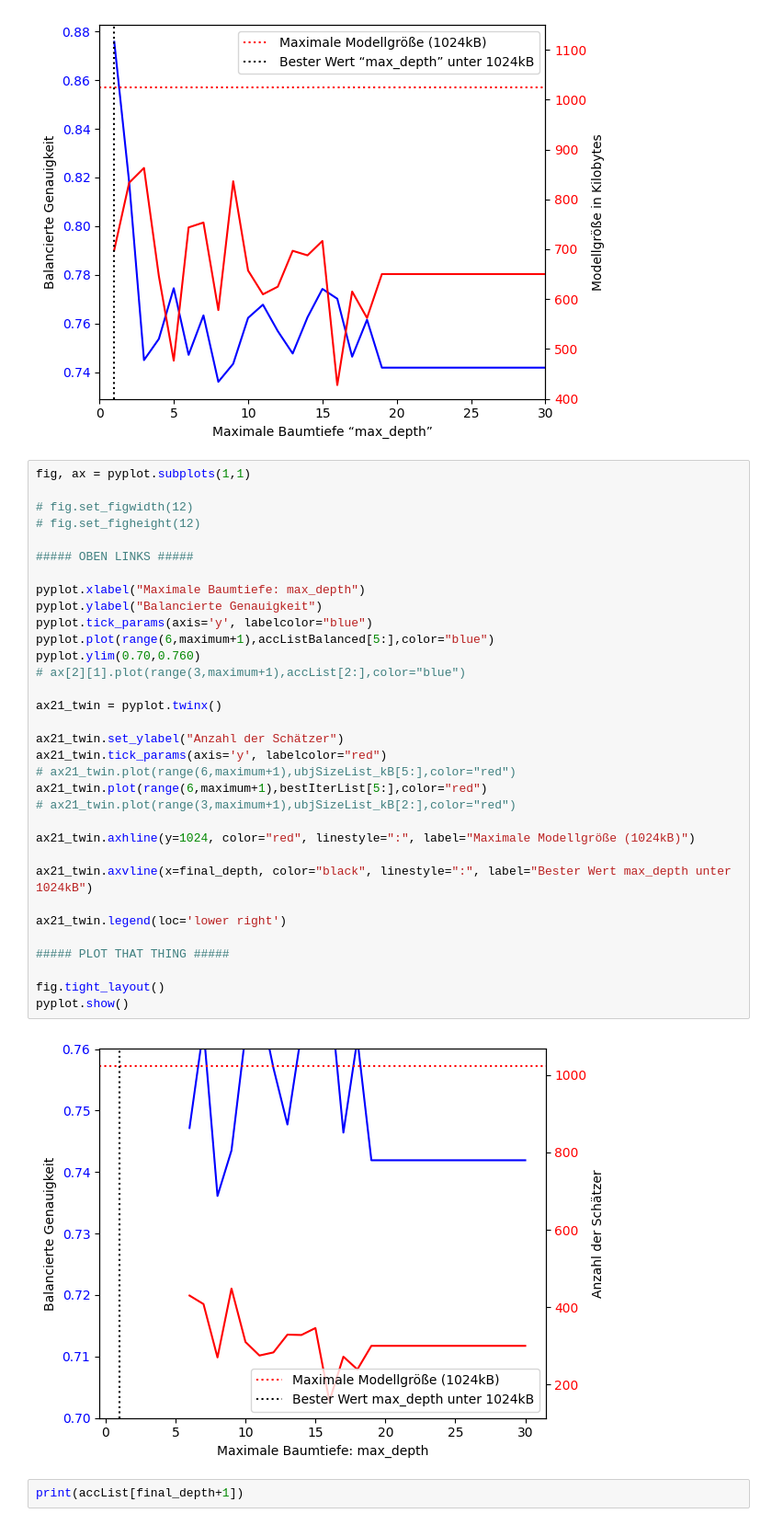
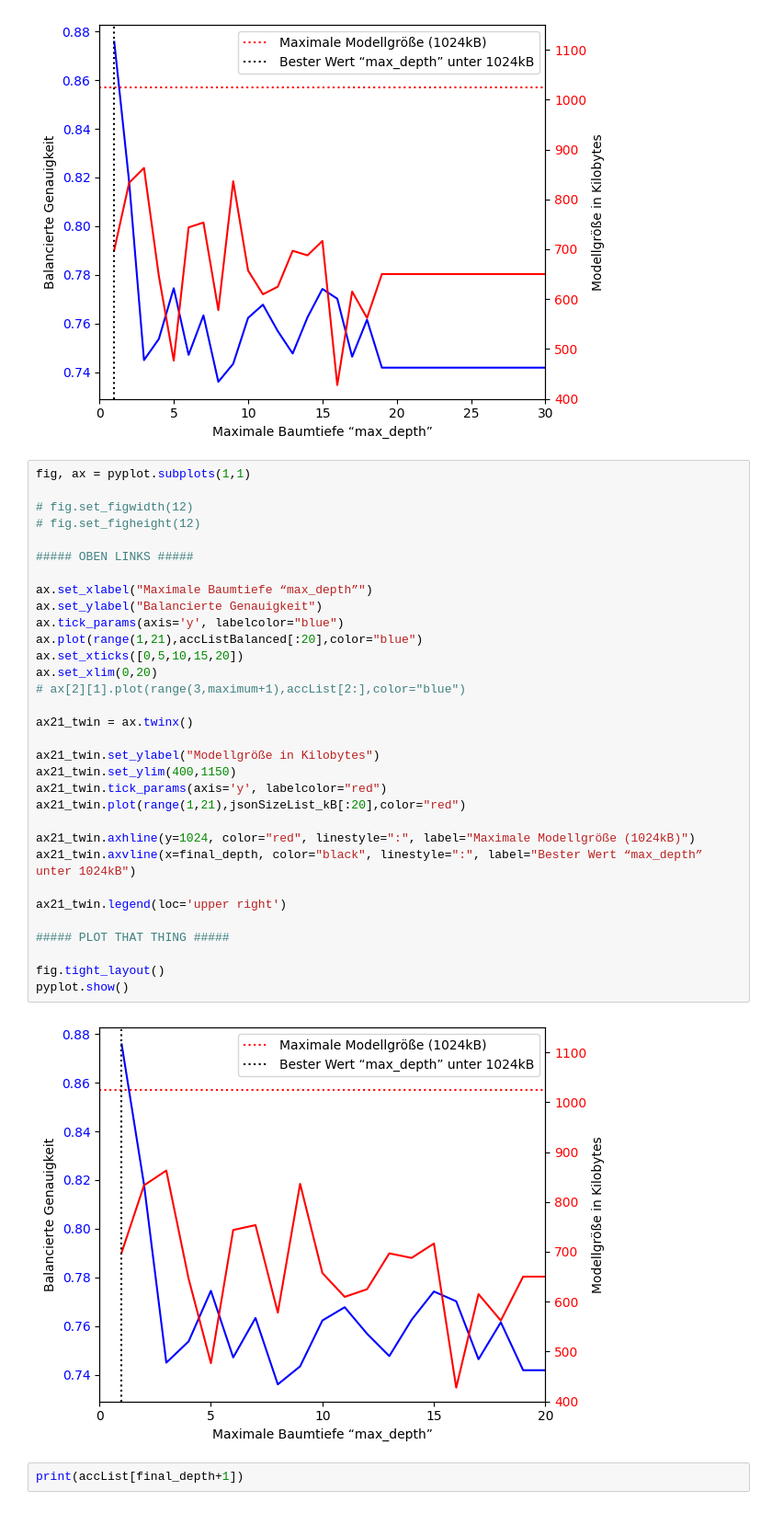
Before and after one commit to iTzOutmind/arduino-xgboost, a Jupyter notebook: basemodell_gyro.ipynb, the cells around one changed output. Shown at 92% size. Saved outputs shown, nothing was run; the diff lists cells and outputs as text.

```diff
--- a/basemodell_gyro.ipynb
+++ b/basemodell_gyro.ipynb
@@ -581,38 +582,37 @@ pyplot.show()
 # %%
 fig, ax = pyplot.subplots(1,1)
 
 # fig.set_figwidth(12)
 # fig.set_figheight(12)
 
 ##### OBEN LINKS #####
 
-pyplot.xlabel("Maximale Baumtiefe: max_depth")
-pyplot.ylabel("Balancierte Genauigkeit")
-pyplot.tick_params(axis='y', labelcolor="blue")
-pyplot.plot(range(6,maximum+1),accListBalanced[5:],color="blue")
-pyplot.ylim(0.70,0.760)
+ax.set_xlabel("Maximale Baumtiefe “max_depth”")
+ax.set_ylabel("Balancierte Genauigkeit")
+ax.tick_params(axis='y', labelcolor="blue")
+ax.plot(range(1,21),accListBalanced[:20],color="blue")
+ax.set_xticks([0,5,10,15,20])
+ax.set_xlim(0,20)
 # ax[2][1].plot(range(3,maximum+1),accList[2:],color="blue")
 
-ax21_twin = pyplot.twinx()
+ax21_twin = ax.twinx()
 
-ax21_twin.set_ylabel("Anzahl der Schätzer")
+ax21_twin.set_ylabel("Modellgröße in Kilobytes")
+ax21_twin.set_ylim(400,1150)
 ax21_twin.tick_params(axis='y', labelcolor="red")
-# ax21_twin.plot(range(6,maximum+1),ubjSizeList_kB[5:],color="red")
-ax21_twin.plot(range(6,maximum+1),bestIterList[5:],color="red")
-# ax21_twin.plot(range(3,maximum+1),ubjSizeList_kB[2:],color="red")
+ax21_twin.plot(range(1,21),jsonSizeList_kB[:20],color="red")
 
 ax21_twin.axhline(y=1024, color="red", linestyle=":", label="Maximale Modellgröße (1024kB)")
+ax21_twin.axvline(x=final_depth, color="black", linestyle=":", label="Bester Wert “max_depth” unter 1024kB")
 
-ax21_twin.axvline(x=final_depth, color="black", linestyle=":", label="Bester Wert max_depth unter 1024kB")
-
-ax21_twin.legend(loc='lower right')
+ax21_twin.legend(loc='upper right')
 
 ##### PLOT THAT THING #####
 
 fig.tight_layout()
 pyplot.show()
 # %% [output]
-[figure, old version]
+[figure, new version]
 # %%
 print(accList[final_depth+1])
 # %% [output]
```
Also changed, not shown: parts of 7 cells of this notebook, 2 other files.
